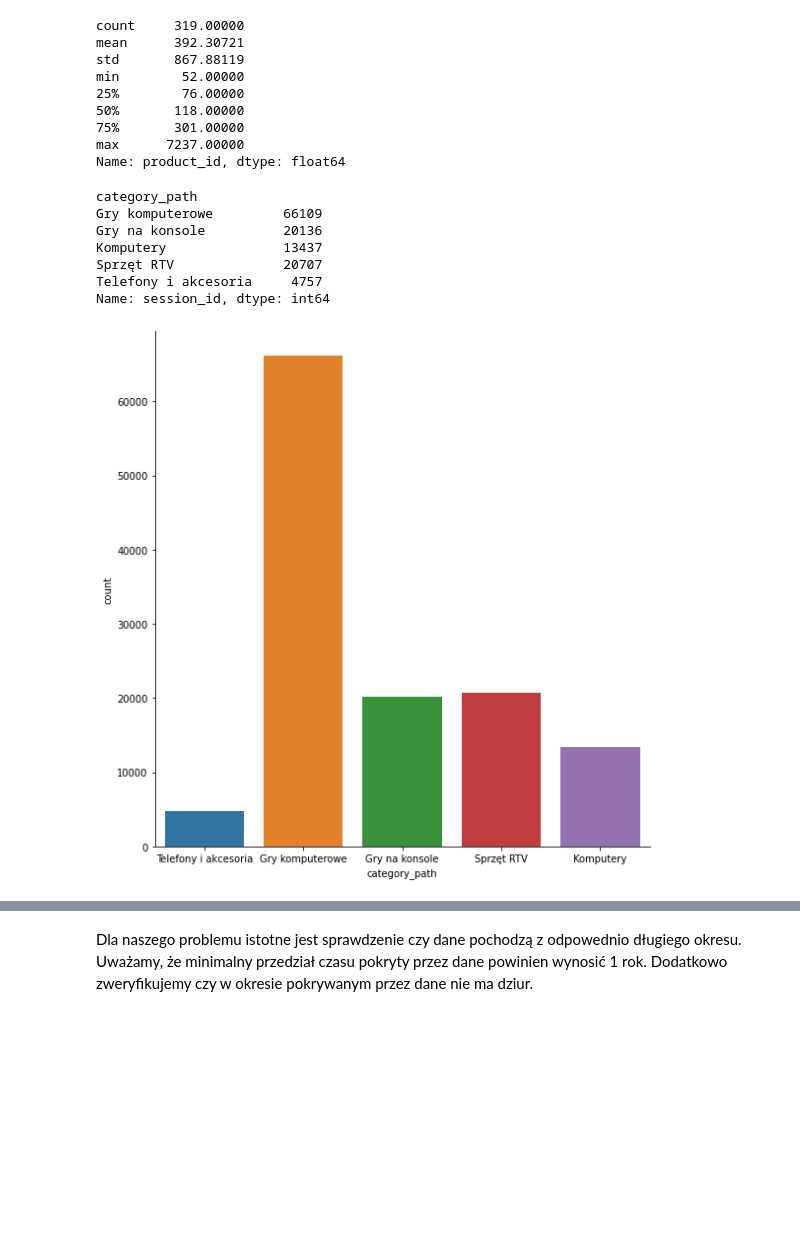
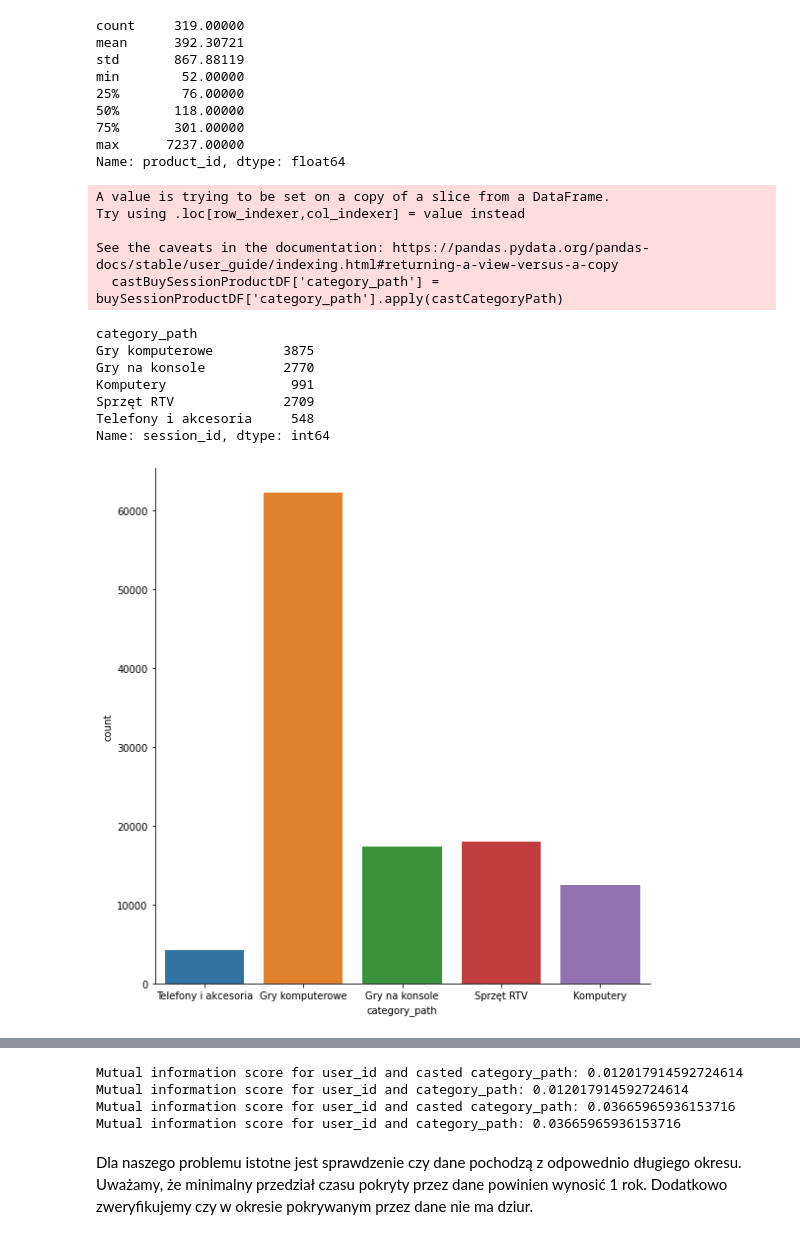
Before and after one commit to SwirtaB/IUM_Recommendation-system, a Jupyter notebook: notebooks/data_analysis.ipynb, the cells around one changed output, grey strips where cells are left out. Drawn from its saved outputs; the diff is of its cells as text; code cells hidden in the pictures; blank space fills up the shorter version.

```diff
--- a/notebooks/data_analysis.ipynb
+++ b/notebooks/data_analysis.ipynb
@@ -412,16 +412,31 @@ max      7237.00000
 Name: product_id, dtype: float64
 # %%
 sessionProductDF = pd.merge(sessionsDF, productsDF, how='inner', on='product_id')
-sessionProductDF['category_path'] = sessionProductDF['category_path'].apply(castCategoryPath)
-sns.catplot(data=sessionProductDF, kind='count', x='category_path', height=8)
+noBuySessionProductDF = sessionProductDF.drop(sessionProductDF.index[sessionProductDF['event_type'] == 'BUY_PRODUCT'])
+buySessionProductDF = sessionProductDF.dropna(subset=['purchase_id'])
 
-sessionProductDF.groupby(['category_path'])['session_id'].count()
+castNoBuySessionProductDF = noBuySessionProductDF
+castNoBuySessionProductDF['category_path'] = noBuySessionProductDF['category_path'].apply(castCategoryPath)
+sns.catplot(data=castNoBuySessionProductDF, kind='count', x='category_path', height=8)
+
+castNoBuySessionProductDF.groupby(['category_path'])['session_id'].count()
+
+castBuySessionProductDF = buySessionProductDF
+castBuySessionProductDF['category_path'] = buySessionProductDF['category_path'].apply(castCategoryPath)
+sns.catplot(data=castBuySessionProductDF, kind='count', x='category_path', height=8)
+
+castBuySessionProductDF.groupby(['category_path'])['session_id'].count()
 # %% [output]
-category_path
-Gry komputerowe         66109
-Gry na konsole          20136
-Komputery               13437
-Sprzęt RTV              20707
-Telefony i akcesoria     4757
-Name: session_id, dtype: int64
+A value is trying to be set on a copy of a slice from a DataFrame.
+Try using .loc[row_indexer,col_indexer] = value instead
+
+See the caveats in the documentation: https://pandas.pydata.org/pandas-docs/stable/user_guide/indexing.html#returning-a-view-versus-a-copy
+  castBuySessionProductDF['category_path'] = buySessionProductDF['category_path'].apply(castCategoryPath)
+category_path
+Gry komputerowe         3875
+Gry na konsole          2770
+Komputery                991
+Sprzęt RTV              2709
+Telefony i akcesoria     548
+Name: session_id, dtype: int64
-[figure, old version]
+[figure, new version]
@@ -428,3 +444,15 @@ Name: session_id, dtype: int64
+# %%
+from sklearn import metrics
+print(f"Mutual information score for user_id and casted category_path: {metrics.mutual_info_score(castNoBuySessionProductDF['user_id'], castNoBuySessionProductDF['category_path'])}")
+print(f"Mutual information score for user_id and category_path: {metrics.mutual_info_score(noBuySessionProductDF['user_id'], noBuySessionProductDF['category_path'])}")
+
+print(f"Mutual information score for user_id and casted category_path: {metrics.mutual_info_score(castBuySessionProductDF['user_id'], castBuySessionProductDF['category_path'])}")
+print(f"Mutual information score for user_id and category_path: {metrics.mutual_info_score(buySessionProductDF['user_id'], buySessionProductDF['category_path'])}")
+# %% [output]
+Mutual information score for user_id and casted category_path: 0.012017914592724614
+Mutual information score for user_id and category_path: 0.012017914592724614
+Mutual information score for user_id and casted category_path: 0.03665965936153716
+Mutual information score for user_id and category_path: 0.03665965936153716
 # %% [markdown]
 Dla naszego problemu istotne jest sprawdzenie czy dane pochodzą z odpowednio długiego okresu. Uważamy, że minimalny przedział czasu pokryty przez dane powinien wynosić 1 rok. Dodatkowo zweryfikujemy czy w okresie pokrywanym przez dane nie ma dziur.
 # %%
```
Also changed, not shown: parts of 1 cell of this notebook.
